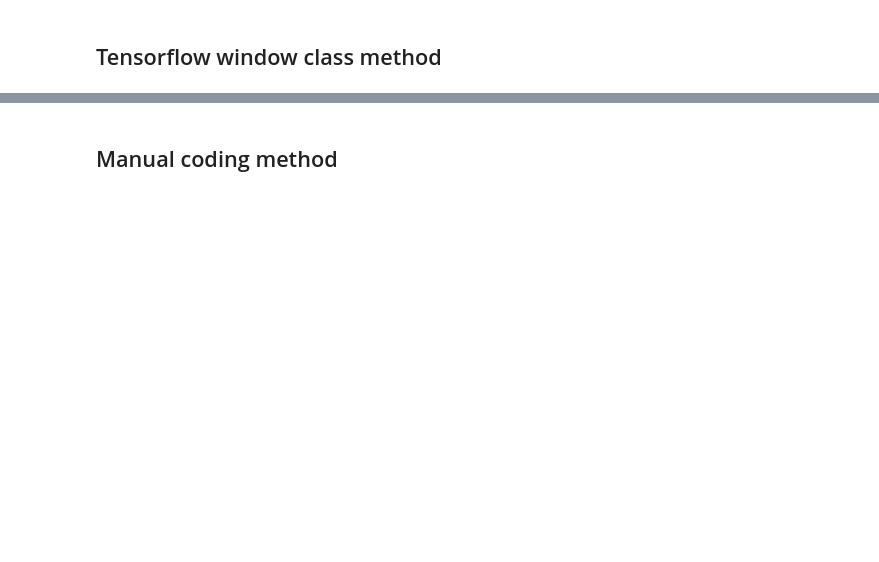
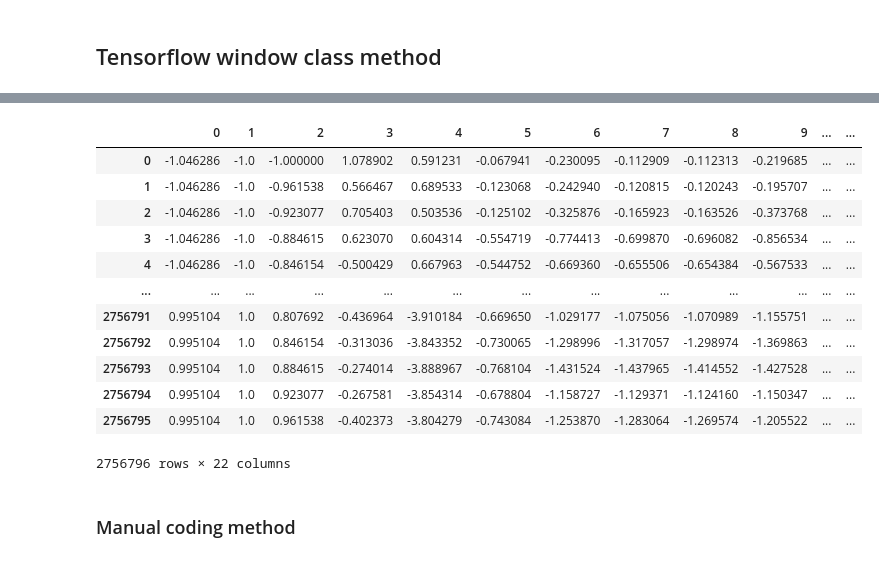
Before and after one commit to realGhostFoxx/droughts_modelling, a Jupyter notebook: notebooks/RNN_baseline_model.ipynb, the cells around one changed output, grey strips where cells are left out. Saved outputs shown, nothing was run; the diff lists cells and outputs as text; code cells hidden in the pictures; blank space fills up the shorter version.

```diff
--- a/notebooks/RNN_baseline_model.ipynb
+++ b/notebooks/RNN_baseline_model.ipynb
@@ -77,0 +124,18 @@ class WindowGenerator():
+# %%
+scaled_train_data = robust(train_data)[:int((len(train_data)*0.1))]
+scaled_val_data = robust(val_data)[:int((len(train_data)*0.1))]
+# %%
+#ohe train
+from sklearn.preprocessing import OneHotEncoder
+train_ohe = OneHotEncoder(sparse = False)
+train_ohe.fit(scaled_train_data[['score_max']])
+scoremax_encoded = train_ohe.transform(scaled_train_data[['score_max']])
+scaled_train_data["score_max_0"],scaled_train_data["score_max_1"],scaled_train_data['score_max_2'],scaled_train_data['score_max_3'],scaled_train_data['score_max_4'],scaled_train_data['score_max_5'] = scoremax_encoded.T
+scaled_train_data_ohe = scaled_train_data.drop(columns=['score_max'])
+
+#ohe val
+val_ohe = OneHotEncoder(sparse = False)
+val_ohe.fit(scaled_val_data[['score_max']])
+scoremax_encoded = val_ohe.transform(scaled_val_data[['score_max']])
+scaled_val_data["score_max_0"],scaled_val_data["score_max_1"],scaled_val_data['score_max_2'],scaled_val_data['score_max_3'],scaled_val_data['score_max_4'],scaled_val_data['score_max_5'] = scoremax_encoded.T
+scaled_val_data_ohe = scaled_val_data.drop(columns=['score_max'])
@@ -138,0 +291,16 @@ To enable them in other operations, rebuild TensorFlow with the appropriate comp
+# %%
+class Window():
+
+    def fit(self,data):
+        self.data = data
+        self.w = WindowGenerator(self.data,input_width=6,label_width=6,shift=1,label_columns=['score_max_0','score_max_1','score_max_2','score_max_3','score_max_4','score_max_5'])
+        return self
+
+    def transform(self,data):
+        data_windowed = self.w.make_dataset()
+        return data_windowed
+# %%
+s = Window()
+s.fit(scaled_train_data_ohe)
+sa = s.transform(scaled_train_data_ohe)
+sa
@@ -139,5 +364,21 @@ To enable them in other operations, rebuild TensorFlow with the appropriate comp
+# %%
+pd.DataFrame(s)
+# %% [output]
+|  | 0 | 1 | 2 | 3 | 4 | 5 | 6 | 7 | 8 | 9 | ... | ... |
+| 0 | -1.046286 | -1.0 | -1.000000 | 1.078902 | 0.591231 | -0.067941 | -0.230095 | -0.112909 | -0.112313 | -0.219685 | ... | ... |
+| 1 | -1.046286 | -1.0 | -0.961538 | 0.566467 | 0.689533 | -0.123068 | -0.242940 | -0.120815 | -0.120243 | -0.195707 | ... | ... |
+| 2 | -1.046286 | -1.0 | -0.923077 | 0.705403 | 0.503536 | -0.125102 | -0.325876 | -0.165923 | -0.163526 | -0.373768 | ... | ... |
+| 3 | -1.046286 | -1.0 | -0.884615 | 0.623070 | 0.604314 | -0.554719 | -0.774413 | -0.699870 | -0.696082 | -0.856534 | ... | ... |
+| 4 | -1.046286 | -1.0 | -0.846154 | -0.500429 | 0.667963 | -0.544752 | -0.669360 | -0.655506 | -0.654384 | -0.567533 | ... | ... |
+| ... | ... | ... | ... | ... | ... | ... | ... | ... | ... | ... | ... | ... |
+| 2756791 | 0.995104 | 1.0 | 0.807692 | -0.436964 | -3.910184 | -0.669650 | -1.029177 | -1.075056 | -1.070989 | -1.155751 | ... | ... |
+| 2756792 | 0.995104 | 1.0 | 0.846154 | -0.313036 | -3.843352 | -0.730065 | -1.298996 | -1.317057 | -1.298974 | -1.369863 | ... | ... |
+| 2756793 | 0.995104 | 1.0 | 0.884615 | -0.274014 | -3.888967 | -0.768104 | -1.431524 | -1.437965 | -1.414552 | -1.427528 | ... | ... |
+| 2756794 | 0.995104 | 1.0 | 0.923077 | -0.267581 | -3.854314 | -0.678804 | -1.158727 | -1.129371 | -1.124160 | -1.150347 | ... | ... |
+| 2756795 | 0.995104 | 1.0 | 0.961538 | -0.402373 | -3.804279 | -0.743084 | -1.253870 | -1.283064 | -1.269574 | -1.205522 | ... | ... |
+2756796 rows × 22 columns
 # %% [markdown]
-## Manual coding method
+### Manual coding method
 # %%
 def split_subsample_sequence(df, length):
     df_sample = df.sample(length)
```
Also changed, not shown: parts of 33 cells of this notebook, 3 other files.
